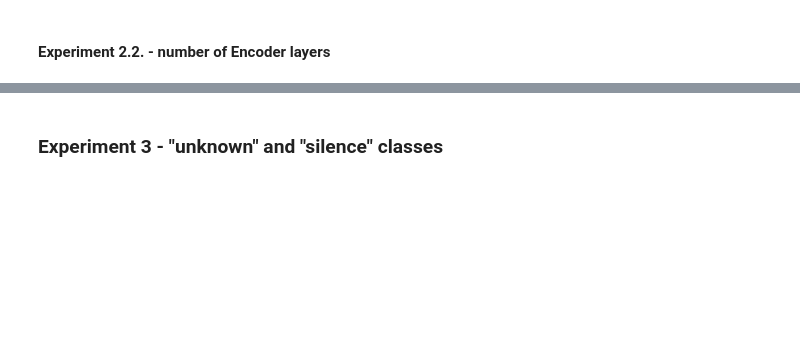
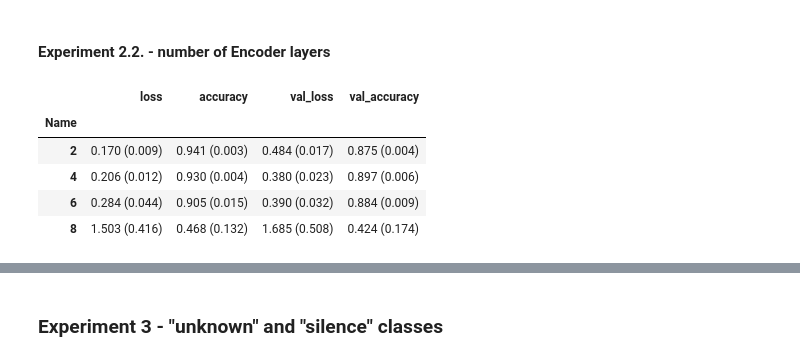
Before and after one commit to zakrzewow/DeepLearning2024, a Jupyter notebook: project2/experiments.ipynb, the cells around one changed output, grey strips where cells are left out. Cells and saved outputs as stored; diff of their text form; code cells hidden in the pictures; blank space fills up the shorter version.

```diff
--- a/project2/experiments.ipynb
+++ b/project2/experiments.ipynb
@@ -570 +622,11 @@ summary(experiment22_results)
+# %%
+experiment22_results = pd.read_csv("results/experiment22_results.csv").astype({"Name": str})
+summary(experiment22_results)
+# %% [output]
+|  | loss | accuracy | val_loss | val_accuracy |
+| Name |  |  |  |  |
+| 2 | 0.170 (0.009) | 0.941 (0.003) | 0.484 (0.017) | 0.875 (0.004) |
+| 4 | 0.206 (0.012) | 0.930 (0.004) | 0.380 (0.023) | 0.897 (0.006) |
+| 6 | 0.284 (0.044) | 0.905 (0.015) | 0.390 (0.032) | 0.884 (0.009) |
+| 8 | 1.503 (0.416) | 0.468 (0.132) | 1.685 (0.508) | 0.424 (0.174) |
 # %%
```
Also changed, not shown: parts of 16 cells of this notebook, 8 other files.
